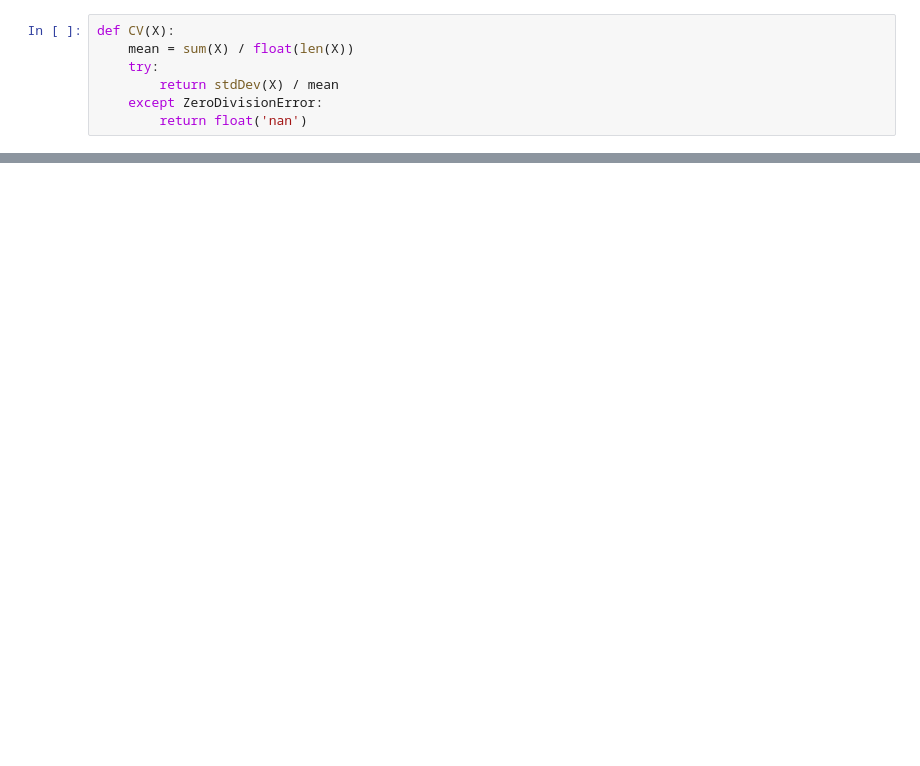
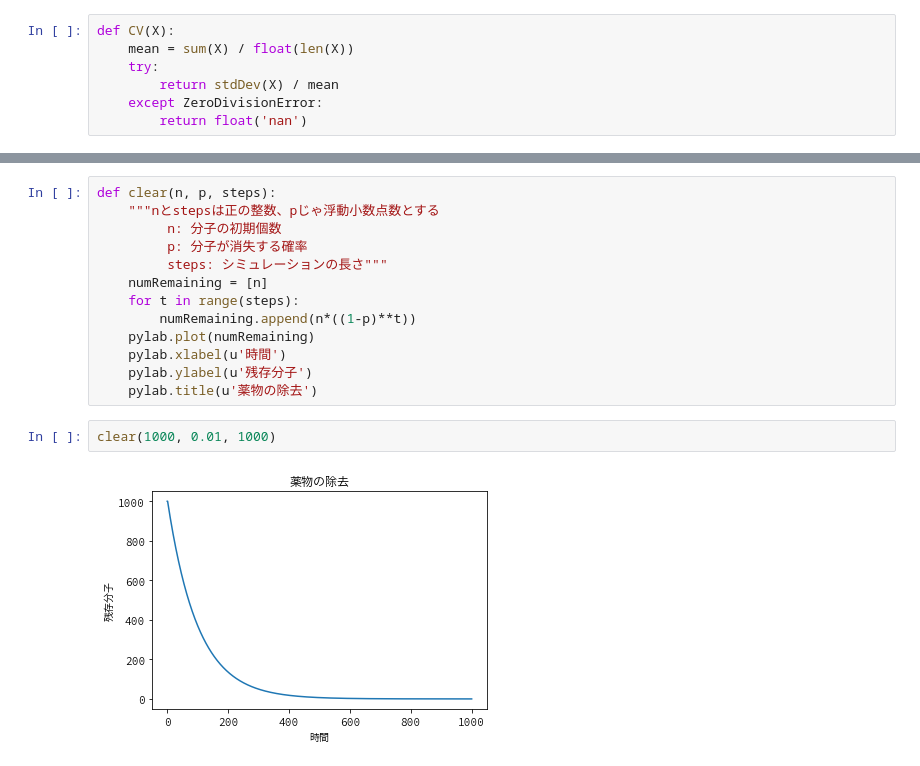
Before and after one commit to akokubo/jupyter-notebook-python2, a Jupyter notebook: 第12章 確率、統計とプログラム.ipynb, the cells around one changed output, grey strips where cells are left out. Cells and saved outputs as stored; diff of their text form; blank space fills up the shorter version.

```diff
--- a/第12章 確率、統計とプログラム.ipynb
+++ b/第12章 確率、統計とプログラム.ipynb
@@ -389,0 +402,17 @@ showErrorBars(3,10,100)
+# %%
+def clear(n, p, steps):
+    """nとstepsは正の整数、pじゃ浮動小数点数とする
+         n: 分子の初期個数
+         p: 分子が消失する確率
+         steps: シミュレーションの長さ"""
+    numRemaining = [n]
+    for t in range(steps):
+        numRemaining.append(n*((1-p)**t))
+    pylab.plot(numRemaining)
+    pylab.xlabel(u'時間')
+    pylab.ylabel(u'残存分子')
+    pylab.title(u'薬物の除去')
+# %%
+clear(1000, 0.01, 1000)
+# %% [output]
+[figure, added]
```
Also changed, not shown: parts of 37 cells of this notebook.
